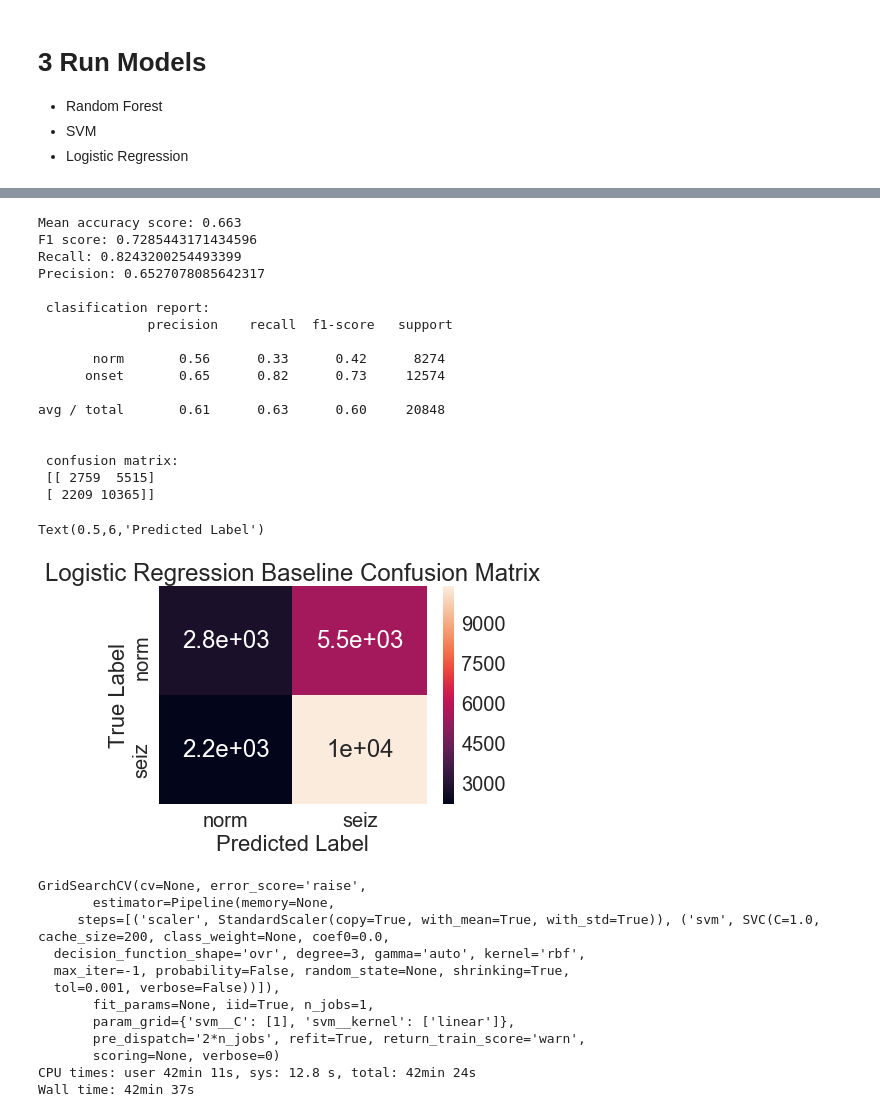
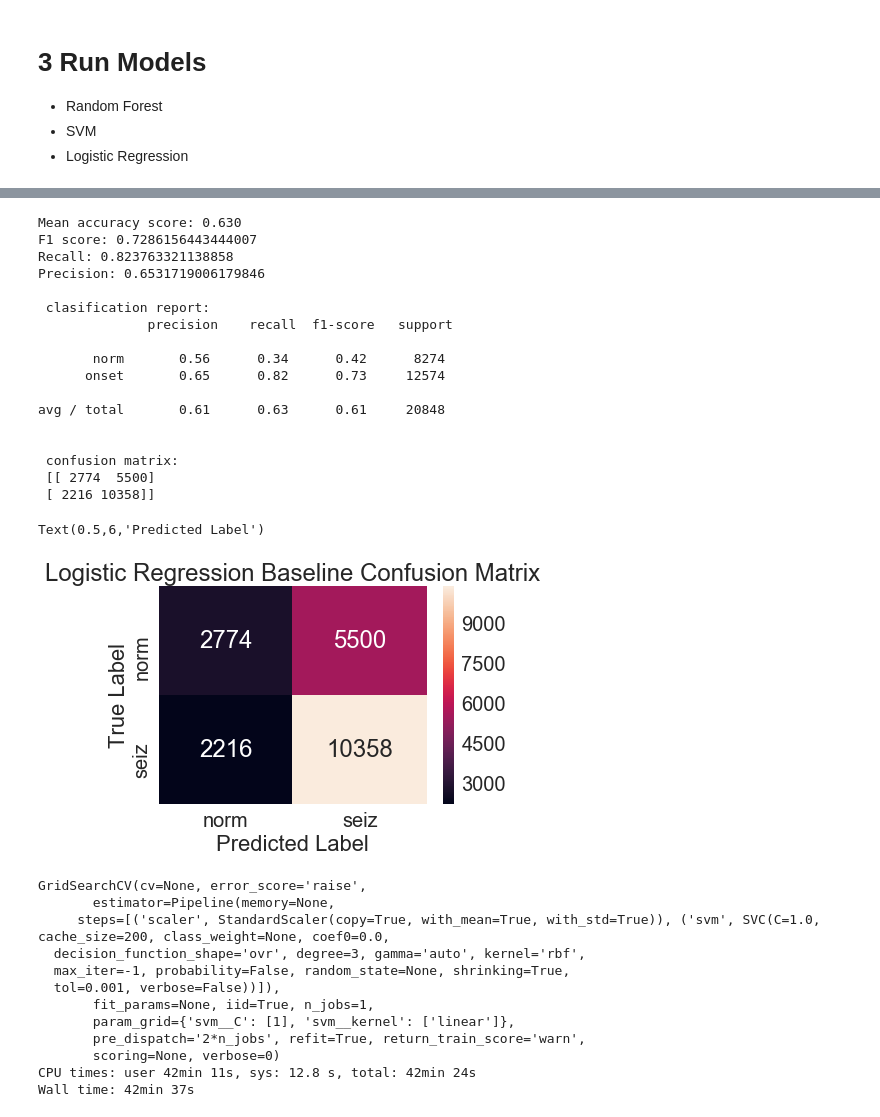
Before and after one commit to adam2392/dnn-unsupervised, a Jupyter notebook: dnn/baseline analysis/Baseline RF SVM LR Analysis .ipynb, the cells around one changed output, grey strips where cells are left out. Drawn from its saved outputs; the diff is of its cells as text; code cells hidden in the pictures.

```diff
--- a/dnn/baseline analysis/Baseline RF SVM LR Analysis .ipynb
+++ b/dnn/baseline analysis/Baseline RF SVM LR Analysis .ipynb
@@ -53,5 +52,5 @@ The autoreload extension is already loaded. To reload it, use:
 # %%
-datadir = '/Volumes/ADAM LI/pydata/traindata/fft/'
+datadir = '/Volumes/ADAM LI/pydata/dnn/traindata/tenpercentcorrupted/fft/'
 
 datafiles = []
 for root, dirs, files in os.walk(datadir):
@@ -261,40 +259,40 @@ Wall time: 8.29 s
 # %%
 predicted = estimator.predict(X_test)
 y_true = y_test
 
-print('Mean accuracy score: %.3f' % accuracy)
+print('Mean accuracy score: %.3f' % accuracy_score(y_test, predicted))
 print('F1 score:', f1_score(y_test, predicted))
 print('Recall:', recall_score(y_test, predicted))
 print('Precision:', precision_score(y_test, predicted))
 print('\n clasification report:\n', classification_report(y_test,predicted, target_names=['norm', 'onset']))
 print('\n confusion matrix:\n',confusion_matrix(y_test, predicted))
 
 cm = pd.DataFrame(confusion_matrix(y_test, predicted), columns=['norm','seiz'], index=['norm','seiz'])
-sns.heatmap(cm, annot=True)
+sns.heatmap(cm, annot=True, fmt='g')
 ax = plt.gca()
 ax.set_title('Logistic Regression Baseline Confusion Matrix')
 ax.set_ylabel('True Label')
 ax.set_xlabel('Predicted Label')
 # %% [output]
-Mean accuracy score: 0.663
-F1 score: 0.7285443171434596
-Recall: 0.8243200254493399
-Precision: 0.6527078085642317
+Mean accuracy score: 0.630
+F1 score: 0.7286156443444007
+Recall: 0.823763321138858
+Precision: 0.6531719006179846
 
  clasification report:
               precision    recall  f1-score   support
 
-       norm       0.56      0.33      0.42      8274
+       norm       0.56      0.34      0.42      8274
       onset       0.65      0.82      0.73     12574
 
-avg / total       0.61      0.63      0.60     20848
+avg / total       0.61      0.63      0.61     20848
 
 
  confusion matrix:
- [[ 2759  5515]
- [ 2209 10365]]
+ [[ 2774  5500]
+ [ 2216 10358]]
 Text(0.5,6,'Predicted Label')
-[figure, old version]
+[figure, new version]
 # %%
 %%time
 
```
Also changed, not shown: parts of 5 cells of this notebook, 3 other files.
